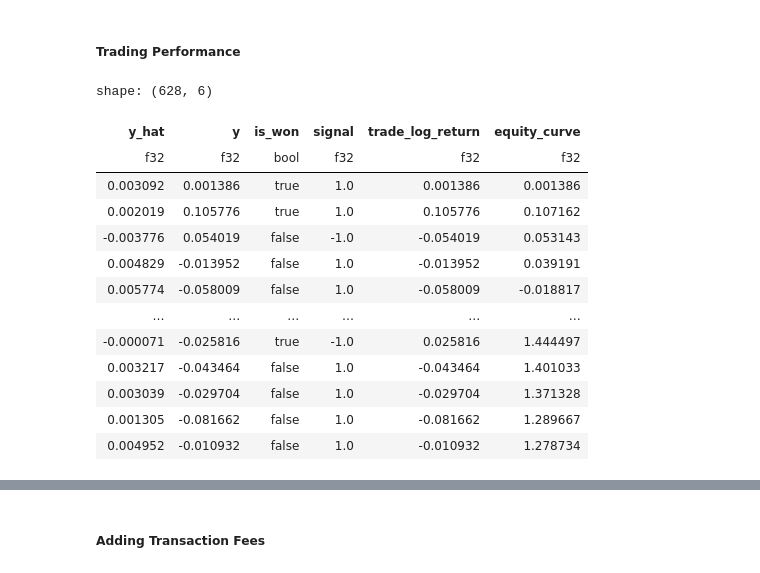
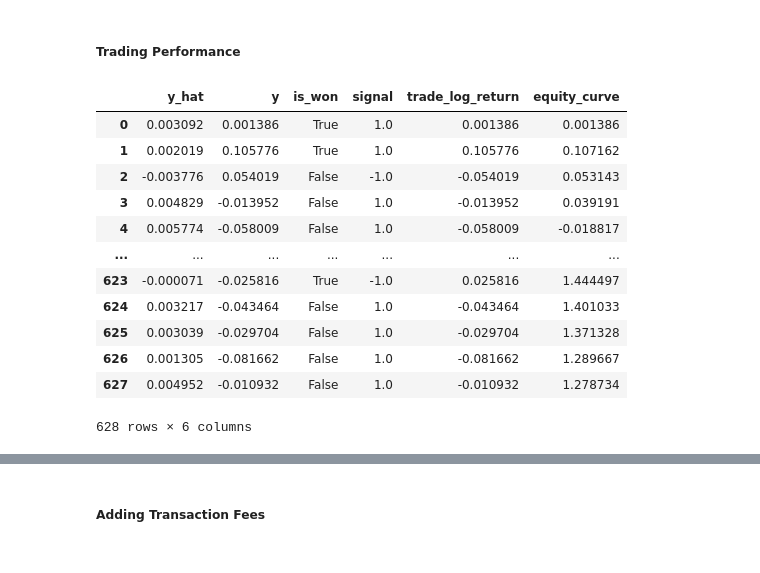
Before and after one commit to xavsant/quant-research, a Jupyter notebook: modelling_from_scratch.ipynb, the cells around one changed output, grey strips where cells are left out. Saved outputs shown, nothing was run; the diff lists cells and outputs as text; code cells hidden in the pictures.

```diff
--- a/modelling_from_scratch.ipynb
+++ b/modelling_from_scratch.ipynb
@@ -276,31 +295,34 @@ Test Loss: 0.001073, Train Loss: 0.001422
 # %% [markdown]
 ##### Trading Performance
 # %%
-trade_results = pl.DataFrame({
+trade_results = pd.DataFrame({
     'y_hat': y_hat.squeeze(),
     'y': y_test.squeeze()
-}).with_columns(
-    (pl.col('y_hat').sign()==pl.col('y').sign()).alias('is_won'),  # Correct prediction
-    pl.col('y_hat').sign().alias('signal'),                        # Signal generated
-).with_columns(
-    (pl.col('signal') * pl.col('y')).alias('trade_log_return')     # Return
-).with_columns(
-    pl.col('trade_log_return').cum_sum().alias('equity_curve')     # Cumulative Net Return
+})
+
+trade_results = trade_results.assign(
+    is_won = np.sign(trade_results['y_hat']) == np.sign(trade_results['y']),  # Correct prediction
+    signal = np.sign(trade_results['y_hat'])                                  # Signal generated
 )
+
+trade_results = trade_results.assign(
+    trade_log_return = trade_results['signal'] * trade_results['y'],          # Return
+    equity_curve = (trade_results['signal'] * trade_results['y']).cumsum()    # Cumulative Net Return
+)
+
 trade_results
 # %% [output]
+|  | y_hat | y | is_won | signal | trade_log_return | equity_curve |
+| 0 | 0.003092 | 0.001386 | True | 1.0 | 0.001386 | 0.001386 |
+| 1 | 0.002019 | 0.105776 | True | 1.0 | 0.105776 | 0.107162 |
+| 2 | -0.003776 | 0.054019 | False | -1.0 | -0.054019 | 0.053143 |
+| 3 | 0.004829 | -0.013952 | False | 1.0 | -0.013952 | 0.039191 |
+| 4 | 0.005774 | -0.058009 | False | 1.0 | -0.058009 | -0.018817 |
+| ... | ... | ... | ... | ... | ... | ... |
+| 623 | -0.000071 | -0.025816 | True | -1.0 | 0.025816 | 1.444497 |
+| 624 | 0.003217 | -0.043464 | False | 1.0 | -0.043464 | 1.401033 |
+| 625 | 0.003039 | -0.029704 | False | 1.0 | -0.029704 | 1.371328 |
+| 626 | 0.001305 | -0.081662 | False | 1.0 | -0.081662 | 1.289667 |
+| 627 | 0.004952 | -0.010932 | False | 1.0 | -0.010932 | 1.278734 |
-shape: (628, 6)
+628 rows × 6 columns
-| y_hat | y | is_won | signal | trade_log_return | equity_curve |
-| f32 | f32 | bool | f32 | f32 | f32 |
-| 0.003092 | 0.001386 | true | 1.0 | 0.001386 | 0.001386 |
-| 0.002019 | 0.105776 | true | 1.0 | 0.105776 | 0.107162 |
-| -0.003776 | 0.054019 | false | -1.0 | -0.054019 | 0.053143 |
-| 0.004829 | -0.013952 | false | 1.0 | -0.013952 | 0.039191 |
-| 0.005774 | -0.058009 | false | 1.0 | -0.058009 | -0.018817 |
-| … | … | … | … | … | … |
-| -0.000071 | -0.025816 | true | -1.0 | 0.025816 | 1.444497 |
-| 0.003217 | -0.043464 | false | 1.0 | -0.043464 | 1.401033 |
-| 0.003039 | -0.029704 | false | 1.0 | -0.029704 | 1.371328 |
-| 0.001305 | -0.081662 | false | 1.0 | -0.081662 | 1.289667 |
-| 0.004952 | -0.010932 | false | 1.0 | -0.010932 | 1.278734 |
 # %%
```
Also changed, not shown: parts of 17 cells of this notebook.
